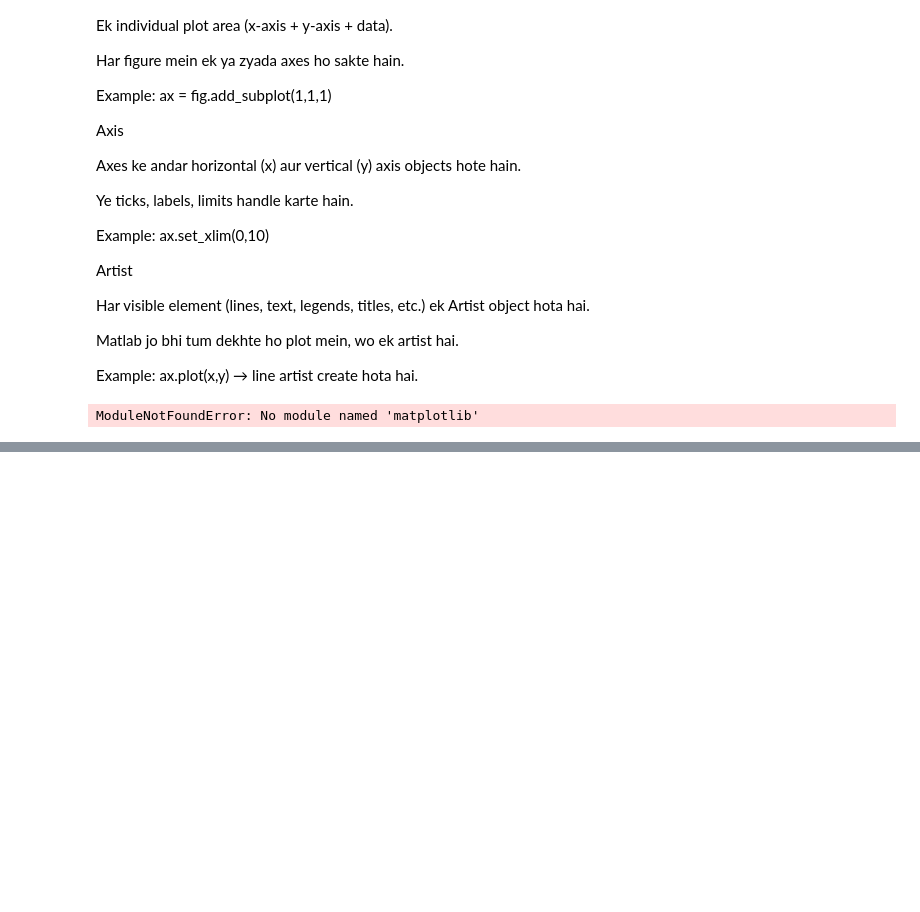
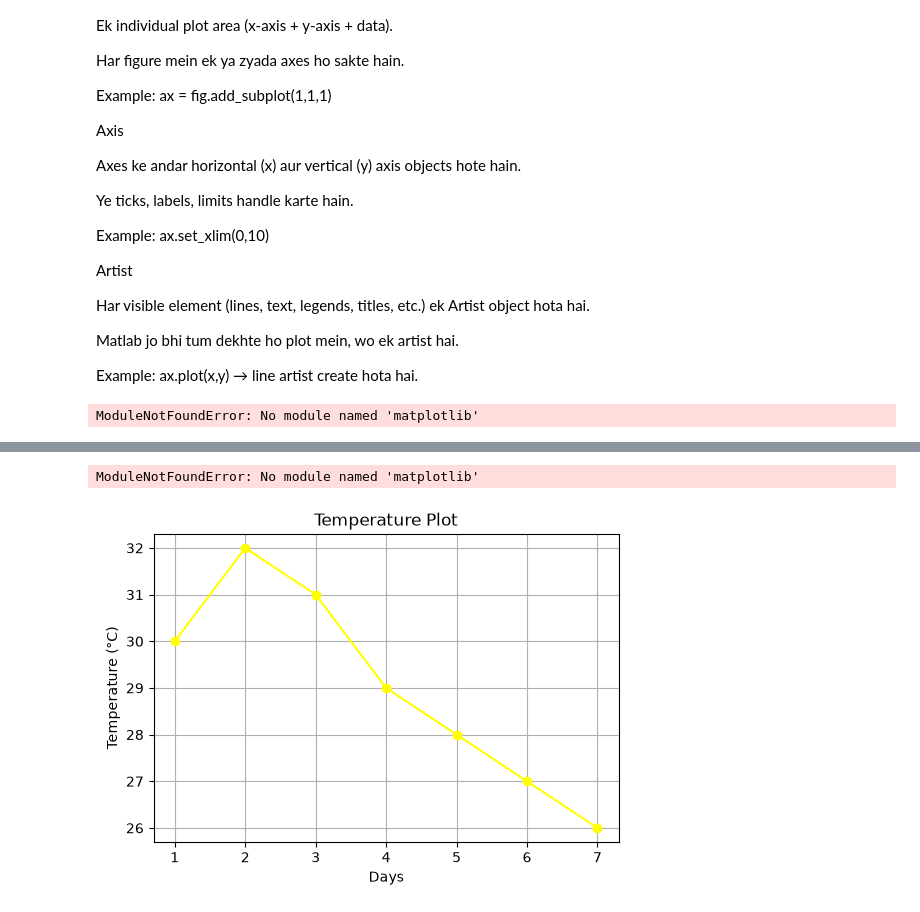
Before and after one commit to aayushi64/DV_python, a Jupyter notebook: matplotlib.ipynb, the cells around one changed output, grey strips where cells are left out. Cells and saved outputs as stored; diff of their text form; code cells hidden in the pictures; blank space fills up the shorter version.

Commit message:
graphsss

```diff
--- a/matplotlib.ipynb
+++ b/matplotlib.ipynb
@@ -118,0 +165,20 @@ ax.set_xlabel("X-axis")      # X-axis label
+# %%
+import matplotlib.pyplot as plt
+
+hours = [1, 2, 3, 4, 5]
+marks = [42, 51, 60, 68, 79]
+
+plt.figure(figsize=(6,4))
+plt.plot(hours, marks, marker='o', color='yellow')
+
+plt.title("Marks vs Hours (Pyplot)")
+plt.xlabel("Study Hours (hrs)")
+plt.ylabel("Marks Scored (%)")
+
+plt.grid(True)
+plt.show()
+# pheele canvas then figure then plot then tittle and then label and then show
+# peheel 'X' axis ayega then 'y' axis ayega then grid ayega then show ayega plotting ke wqt
+#
+# %% [output]
+ModuleNotFoundError: No module named 'matplotlib'
@@ -118,0 +200,17 @@ ax.set_xlabel("X-axis")      # X-axis label
+# %%
+import matplotlib.pyplot as plt
+
+# Example temperature data
+days = [1,2,3,4,5,6,7]
+temp = [30,32,31,29,28,27,26]
+
+plt.figure(figsize=(6,4))
+plt.plot(days, temp, marker='o', color='yellow')  # circle marker + yellow line
+plt.title("Temperature Plot")
+plt.xlabel("Days")
+plt.ylabel("Temperature (°C)")
+plt.grid(True)
+plt.show()
+# hum yaha pr hexacode bhi de sakte hai colour ke liye
+# %% [output]
+[figure, added]
```
Also changed, not shown: parts of 8 cells of this notebook.
